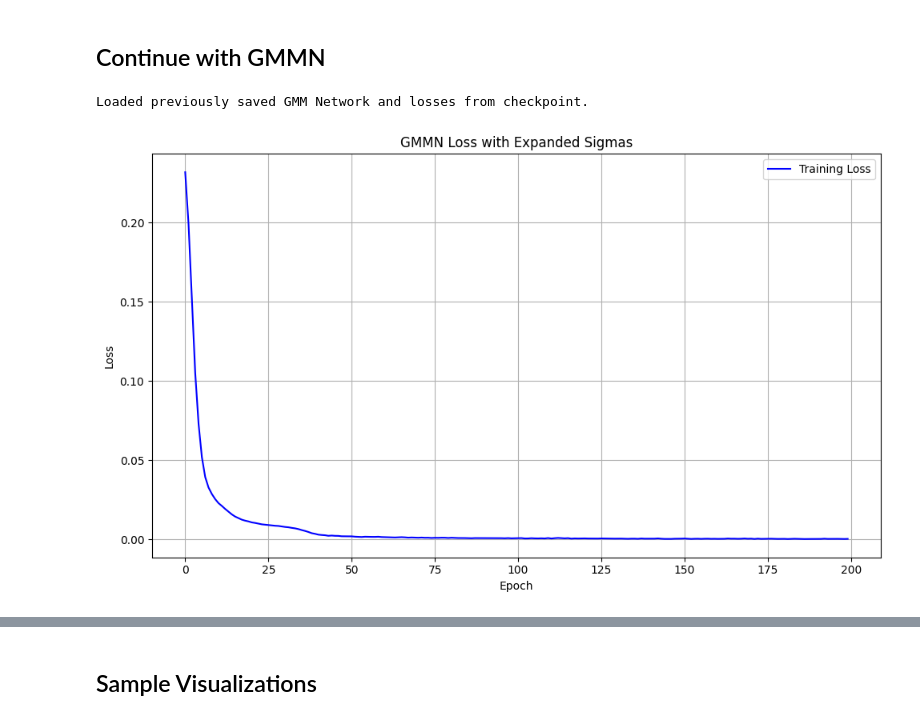
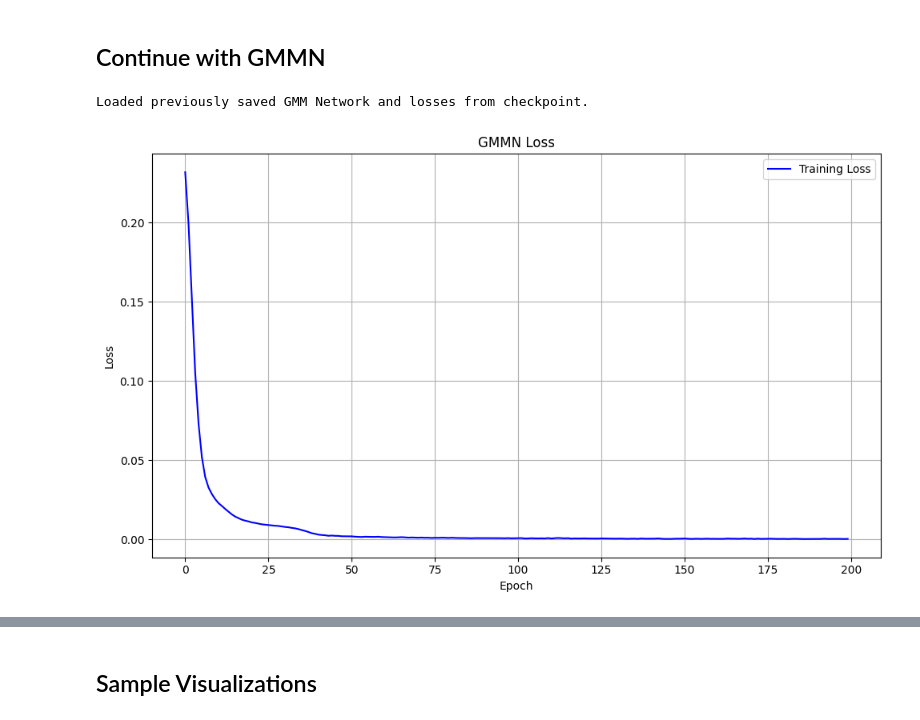
Before and after one commit to vdakov/mmd-gan-2, a Jupyter notebook: experiments.ipynb, the cells around one changed output, grey strips where cells are left out. Cells and saved outputs as stored; diff of their text form; code cells hidden in the pictures.

```diff
--- a/experiments.ipynb
+++ b/experiments.ipynb
@@ -106,17 +92,17 @@ Autoencoder has been successfully trained
 # %%
 from models.gmmn.train_gmmn import train_gmmn
 sigmas = [0.01, 0.1, 0.5,  1, 2, 4, 5, 8, 10, 16, 20, 50]
 GMMN_SAVE_PATH = model_dir + "/gmmn_standard_normal_expanded_sigmas.pth"
 
 
 gmm_net, losses_gmmn = train_gmmn(
     trainloader, autoencoder, sigmas, ENCODED_SIZE, NOISE_SIZE, BATCH_SIZE, N_GEN_EPOCHS, device, GMMN_SAVE_PATH
 )
 
-plot_loss(losses_gmmn, title="GMMN Loss with Expanded Sigmas")
+plot_loss(losses_gmmn, title="GMMN Loss")
 # %% [output]
 Loaded previously saved GMM Network and losses from checkpoint.
-[figure, old version]
+[figure, new version]
 # %%
 from models.mmd_gan_non_image.train_mmd_gan_non_image import train_mmd_gan_vector
 #
```
Also changed, not shown: parts of 8 cells of this notebook, 29 other files.
